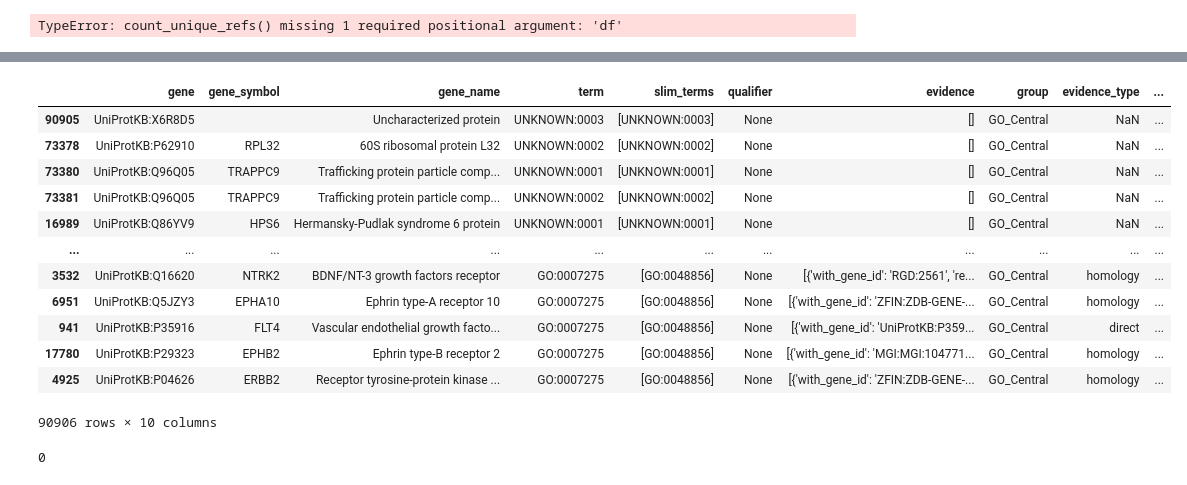
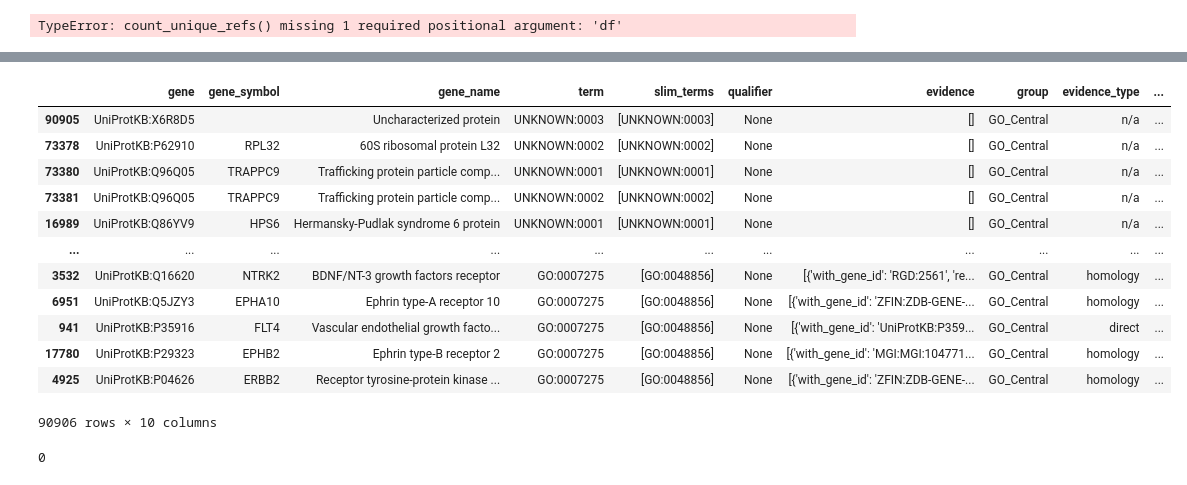
Before and after one commit to pantherdb/pango, a Jupyter notebook: loader/playground.ipynb, the cells around one changed output, grey strips where cells are left out. Drawn from its saved outputs; the diff is of its cells as text; code cells hidden in the pictures.

```diff
--- a/loader/playground.ipynb
+++ b/loader/playground.ipynb
@@ -111,6 +111,7 @@ annos_df = pd.read_json(annotations_fp)
 #annos_df = annos_df.loc[2000:2010];
 annos_df['ref_count'] = annos_df['evidence'].apply(lambda x: count_unique_refs_row(x))
 annos_df = annos_df.sort_values(by='ref_count')
+annos_df['evidence_type'] = annos_df['evidence_type'].replace(np.nan, 'n/a')
 
 annos_df
 # %% [output]
@@ -119,9 +120,9 @@ Wall time: 2.77 s
 |  | gene | gene_symbol | gene_name | term | slim_terms | qualifier | evidence | group | evidence_type | ... |
-| 90905 | UniProtKB:X6R8D5 |  | Uncharacterized protein | UNKNOWN:0003 | [UNKNOWN:0003] | None | [] | GO_Central | NaN | ... |
-| 73378 | UniProtKB:P62910 | RPL32 | 60S ribosomal protein L32 | UNKNOWN:0002 | [UNKNOWN:0002] | None | [] | GO_Central | NaN | ... |
-| 73380 | UniProtKB:Q96Q05 | TRAPPC9 | Trafficking protein particle comp... | UNKNOWN:0001 | [UNKNOWN:0001] | None | [] | GO_Central | NaN | ... |
-| 73381 | UniProtKB:Q96Q05 | TRAPPC9 | Trafficking protein particle comp... | UNKNOWN:0002 | [UNKNOWN:0002] | None | [] | GO_Central | NaN | ... |
-| 16989 | UniProtKB:Q86YV9 | HPS6 | Hermansky-Pudlak syndrome 6 protein | UNKNOWN:0001 | [UNKNOWN:0001] | None | [] | GO_Central | NaN | ... |
+| 90905 | UniProtKB:X6R8D5 |  | Uncharacterized protein | UNKNOWN:0003 | [UNKNOWN:0003] | None | [] | GO_Central | n/a | ... |
+| 73378 | UniProtKB:P62910 | RPL32 | 60S ribosomal protein L32 | UNKNOWN:0002 | [UNKNOWN:0002] | None | [] | GO_Central | n/a | ... |
+| 73380 | UniProtKB:Q96Q05 | TRAPPC9 | Trafficking protein particle comp... | UNKNOWN:0001 | [UNKNOWN:0001] | None | [] | GO_Central | n/a | ... |
+| 73381 | UniProtKB:Q96Q05 | TRAPPC9 | Trafficking protein particle comp... | UNKNOWN:0002 | [UNKNOWN:0002] | None | [] | GO_Central | n/a | ... |
+| 16989 | UniProtKB:Q86YV9 | HPS6 | Hermansky-Pudlak syndrome 6 protein | UNKNOWN:0001 | [UNKNOWN:0001] | None | [] | GO_Central | n/a | ... |
 | ... | ... | ... | ... | ... | ... | ... | ... | ... | ... | ... |
 | 3532 | UniProtKB:Q16620 | NTRK2 | BDNF/NT-3 growth factors receptor | GO:0007275 | [GO:0048856] | None | [{'with_gene_id': 'RGD:2561', 're... | GO_Central | homology | ... |
 | 6951 | UniProtKB:Q5JZY3 | EPHA10 | Ephrin type-A receptor 10 | GO:0007275 | [GO:0048856] | None | [{'with_gene_id': 'ZFIN:ZDB-GENE-... | GO_Central | homology | ... |
```
Also changed, not shown: parts of 5 cells of this notebook, 12 other files.
